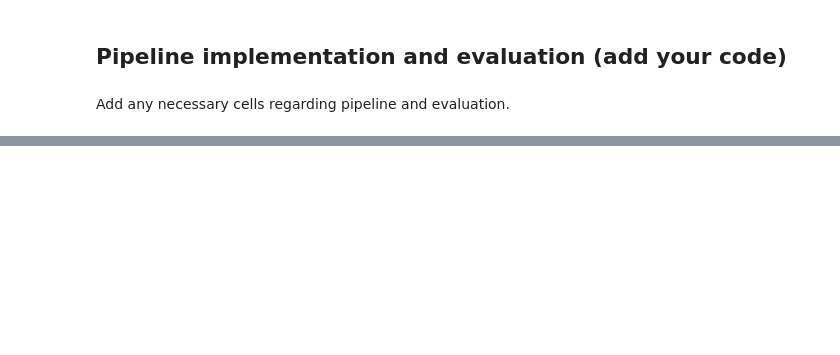
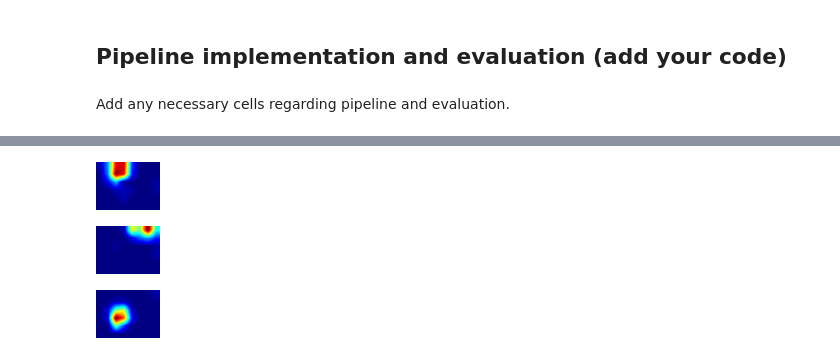
Before and after one commit to Wojttekja/Deep-Neural-Networks, a Jupyter notebook: homework_2/hw_2_gradcam_and_sam_student.ipynb, the cells around one changed output, grey strips where cells are left out. Drawn from its saved outputs; the diff is of its cells as text; code cells hidden in the pictures; blank space fills up the shorter version.

```diff
--- a/homework_2/hw_2_gradcam_and_sam_student.ipynb
+++ b/homework_2/hw_2_gradcam_and_sam_student.ipynb
@@ -643,0 +716,11 @@ Add any necessary cells regarding pipeline and evaluation.
+# %%
+indices = [3, 10, 42]
+images, labels, gt_masks = next(iter(test_loader))
+images, labels, gt_masks = images[indices], labels[indices], gt_masks[indices]
+
+pipeline = SamPipeline1(model)
+
+results = pipeline(images).cpu()
+images = images.to(device)
+
+print(pipeline.generate_points(images))
@@ -643,0 +745,7 @@ Add any necessary cells regarding pipeline and evaluation.
+# %%
+for i in pipeline.generate_points(images):
+    display(heatmap_to_rgb_image(i))
+# %% [output]
+[figure, added]
+[figure, added]
+[figure, added]
```
Also changed, not shown: parts of 7 cells of this notebook, 1 other file.
